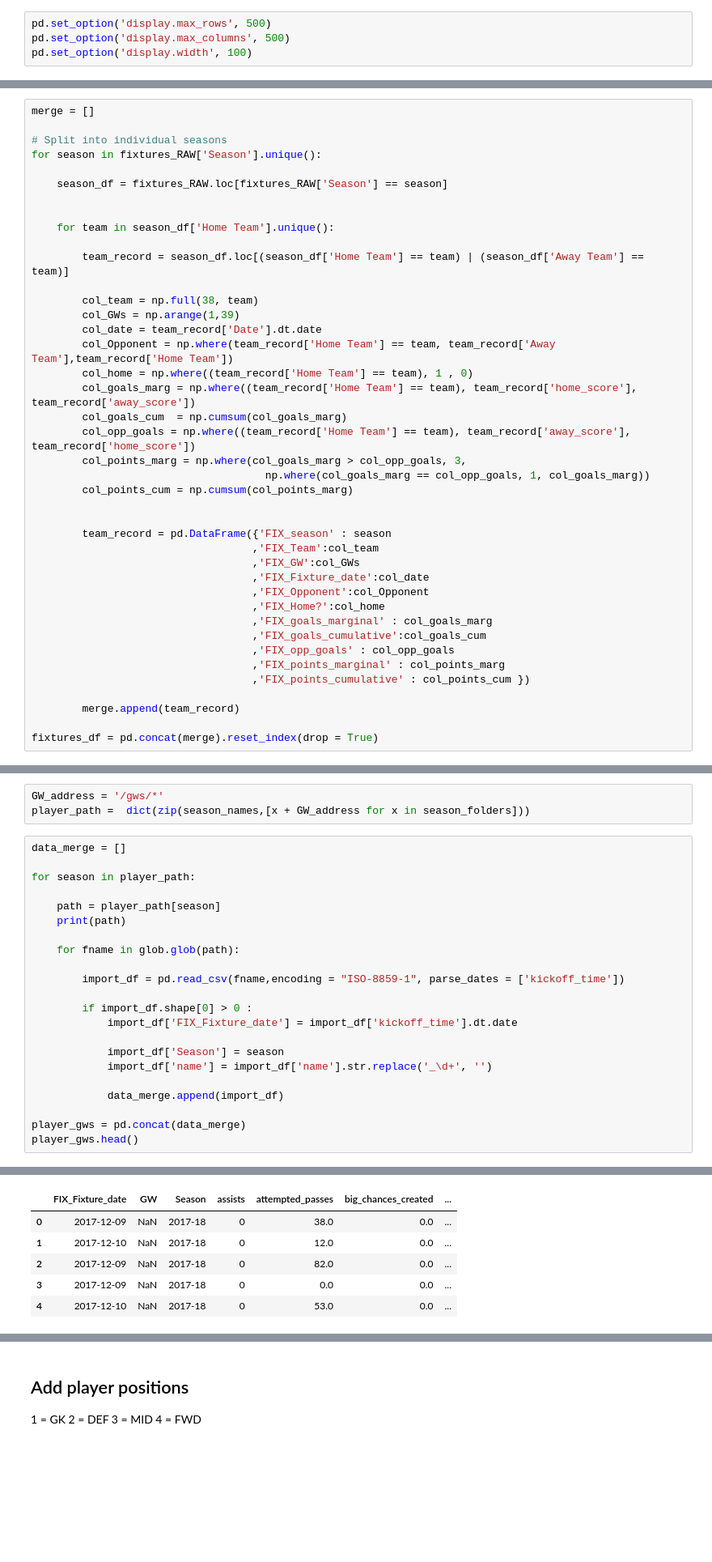
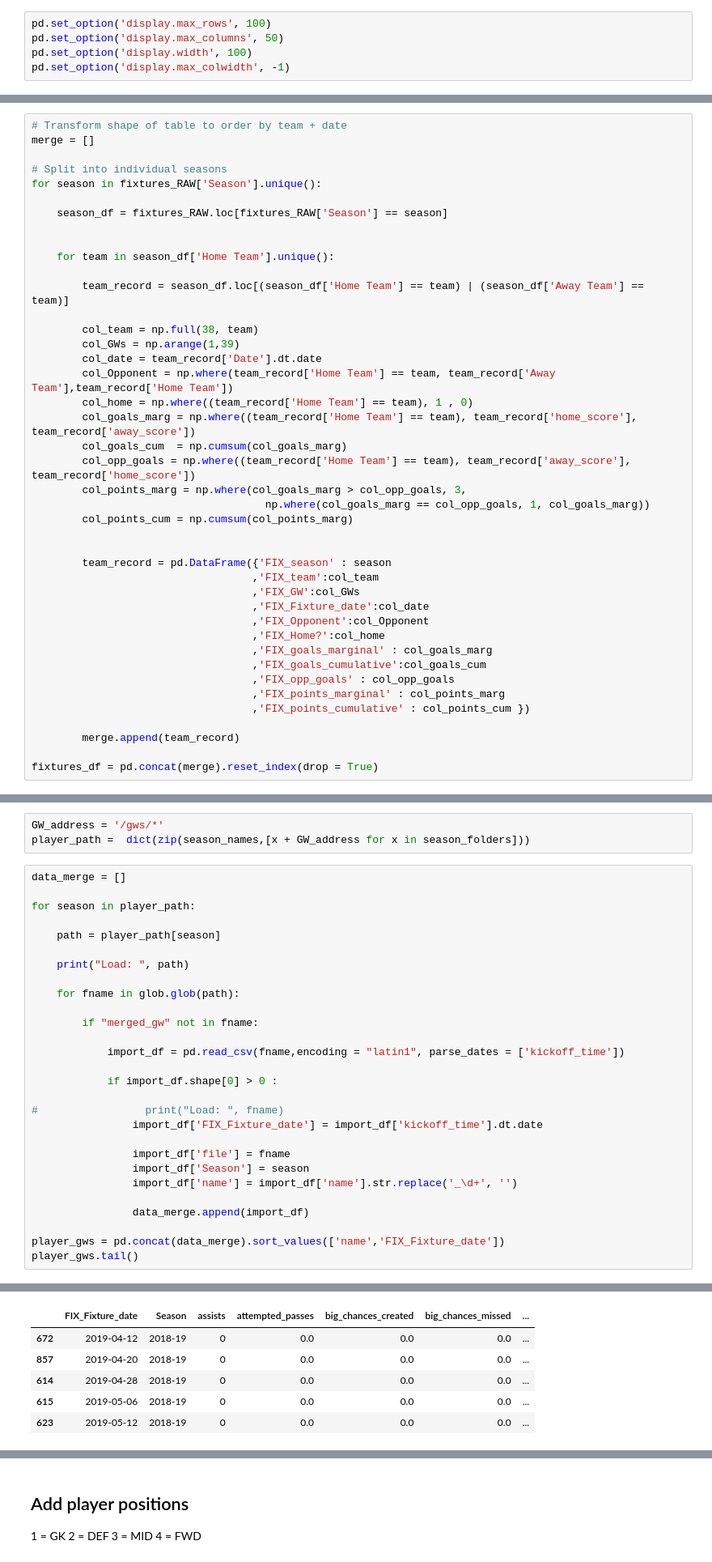
Before and after one commit to calumthompson/Cals-Fantasy-football, a Jupyter notebook: Soloman method/01_generate_dataset.ipynb, the cells around one changed output, grey strips where cells are left out. Shown at 81% size. Saved outputs shown, nothing was run; the diff lists cells and outputs as text; blank space fills up the shorter version.

```diff
--- a/Soloman method/01_generate_dataset.ipynb
+++ b/Soloman method/01_generate_dataset.ipynb
@@ -9,9 +9,10 @@ import pandas as pd
 
 from helpers import build_season_mv
 # %%
-pd.set_option('display.max_rows', 500)
-pd.set_option('display.max_columns', 500)
+pd.set_option('display.max_rows', 100)
+pd.set_option('display.max_columns', 50)
 pd.set_option('display.width', 100)
+pd.set_option('display.max_colwidth', -1)
 # %%
 data_path = '/Users/calumthompson/Documents/Fantasy_football/GitHub_data/data/'
 season_folders = glob.glob(data_path + '*')
@@ -109,6 +95,7 @@ fixtures_RAW.sort_values('Date').tail()
 | 372 | 38 | 2020-07-26 15:00:00 | Stamford Bridge | Chelsea | Wolves | NaN | 2019-20 | NaN | NaN |
 | 377 | 38 | 2020-07-26 15:00:00 | St. James' Park | Newcastle | Liverpool | NaN | 2019-20 | NaN | NaN |
 # %%
+# Transform shape of table to order by team + date
 merge = []
 
 # Split into individual seasons
@@ -135,7 +122,7 @@ for season in fixtures_RAW['Season'].unique():
 
 
         team_record = pd.DataFrame({'FIX_season' : season
-                                   ,'FIX_Team':col_team
+                                   ,'FIX_team':col_team
                                    ,'FIX_GW':col_GWs
                                    ,'FIX_Fixture_date':col_date
                                    ,'FIX_Opponent':col_Opponent
@@ -244,20 +255,26 @@ data_merge = []
 for season in player_path:
 
     path = player_path[season]
-    print(path)
+
+    print("Load: ", path)
 
     for fname in glob.glob(path):
 
-        import_df = pd.read_csv(fname,encoding = "ISO-8859-1", parse_dates = ['kickoff_time'])
+        if "merged_gw" not in fname:
 
-        if import_df.shape[0] > 0 :
-            import_df['FIX_Fixture_date'] = import_df['kickoff_time'].dt.date
+            import_df = pd.read_csv(fname,encoding = "latin1", parse_dates = ['kickoff_time'])
 
-            import_df['Season'] = season
-            import_df['name'] = import_df['name'].str.replace('_\d+', '')
+            if import_df.shape[0] > 0 :
 
-            data_merge.append(import_df)
+#                 print("Load: ", fname)
+                import_df['FIX_Fixture_date'] = import_df['kickoff_time'].dt.date
 
-player_gws = pd.concat(data_merge)
-player_gws.head()
+                import_df['file'] = fname
+                import_df['Season'] = season
+                import_df['name'] = import_df['name'].str.replace('_\d+', '')
+
+                data_merge.append(import_df)
+
+player_gws = pd.concat(data_merge).sort_values(['name','FIX_Fixture_date'])
+player_gws.tail()
 # %% [output]
@@ -268,11 +285,11 @@ player_gws.head()
 of pandas will change to not sort by default.
 
 To accept the future behavior, pass 'sort=False'.
 
 To retain the current behavior and silence the warning, pass 'sort=True'.
-|  | FIX_Fixture_date | GW | Season | assists | attempted_passes | big_chances_created | ... |
-| 0 | 2017-12-09 | NaN | 2017-18 | 0 | 38.0 | 0.0 | ... |
-| 1 | 2017-12-10 | NaN | 2017-18 | 0 | 12.0 | 0.0 | ... |
-| 2 | 2017-12-09 | NaN | 2017-18 | 0 | 82.0 | 0.0 | ... |
-| 3 | 2017-12-09 | NaN | 2017-18 | 0 | 0.0 | 0.0 | ... |
-| 4 | 2017-12-10 | NaN | 2017-18 | 0 | 53.0 | 0.0 | ... |
+|  | FIX_Fixture_date | Season | assists | attempted_passes | big_chances_created | big_chances_missed | ... |
+| 672 | 2019-04-12 | 2018-19 | 0 | 0.0 | 0.0 | 0.0 | ... |
+| 857 | 2019-04-20 | 2018-19 | 0 | 0.0 | 0.0 | 0.0 | ... |
+| 614 | 2019-04-28 | 2018-19 | 0 | 0.0 | 0.0 | 0.0 | ... |
+| 615 | 2019-05-06 | 2018-19 | 0 | 0.0 | 0.0 | 0.0 | ... |
+| 623 | 2019-05-12 | 2018-19 | 0 | 0.0 | 0.0 | 0.0 | ... |
```
Also changed, not shown: parts of 31 cells of this notebook, 9 other files.
